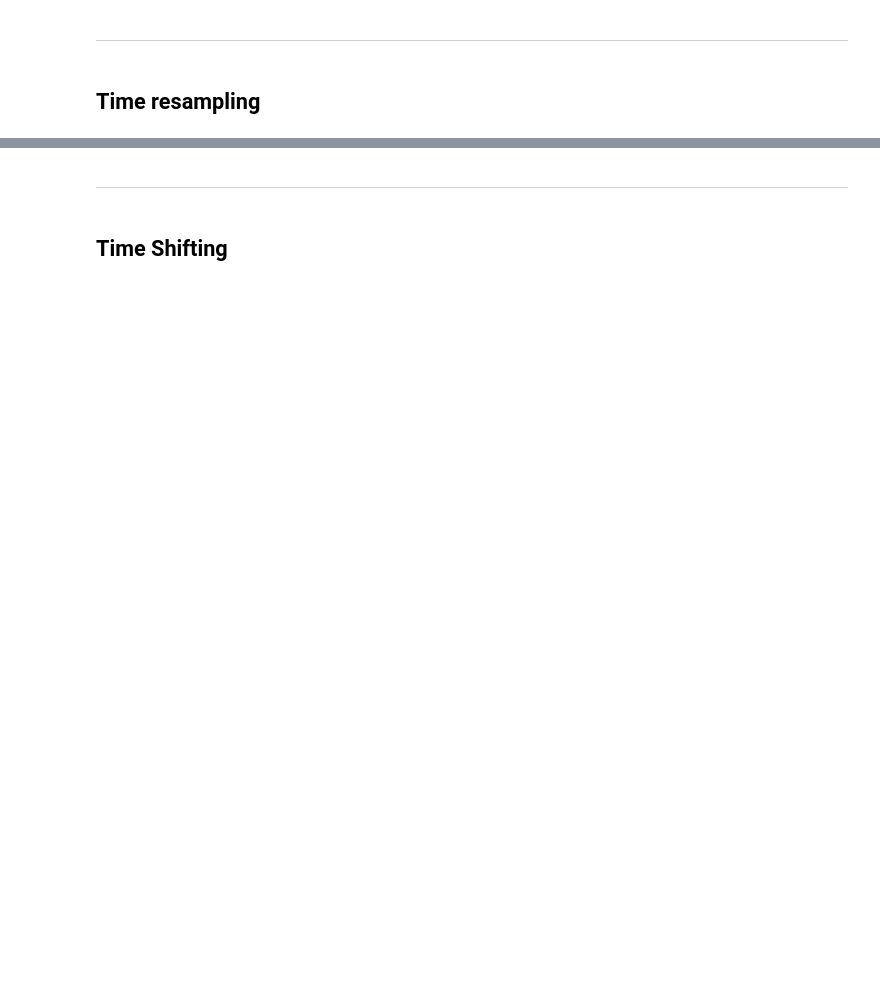
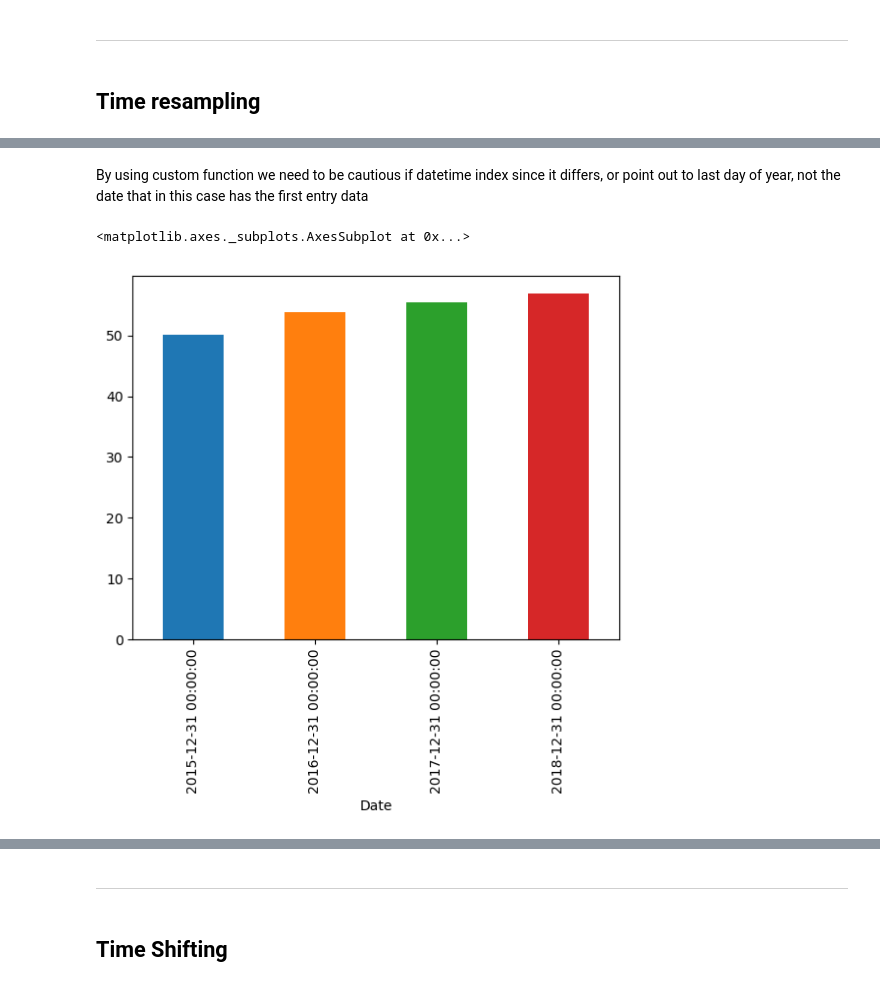
Before and after one commit to BrunoMonti/-Re-Training, a Jupyter notebook: Udemy/Python for Time Series Data Analysis/Time Series with Pandas.ipynb, the cells around one changed output, grey strips where cells are left out. Drawn from its saved outputs; the diff is of its cells as text; code cells hidden in the pictures; blank space fills up the shorter version.

```diff
--- a/Udemy/Python for Time Series Data Analysis/Time Series with Pandas.ipynb
+++ b/Udemy/Python for Time Series Data Analysis/Time Series with Pandas.ipynb
@@ -77,0 +187,3 @@ import pandas as pd
+# %%
+df = pd.read_csv(filespath+"\\"+"starbucks.csv", index_col='Date', parse_dates=True)
+df.head()
@@ -77,0 +249,8 @@ import pandas as pd
+# %% [markdown]
+By using custom function we need to be cautious if datetime index since it differs, or point out to last day of year, not the date that in this case has the first entry data
+# %%
+%matplotlib inline
+df['Close'].resample('A').mean().plot.bar()
+# %% [output]
+<matplotlib.axes._subplots.AxesSubplot at 0x...>
+[figure, added]
```
Also changed, not shown: parts of 36 cells of this notebook.
